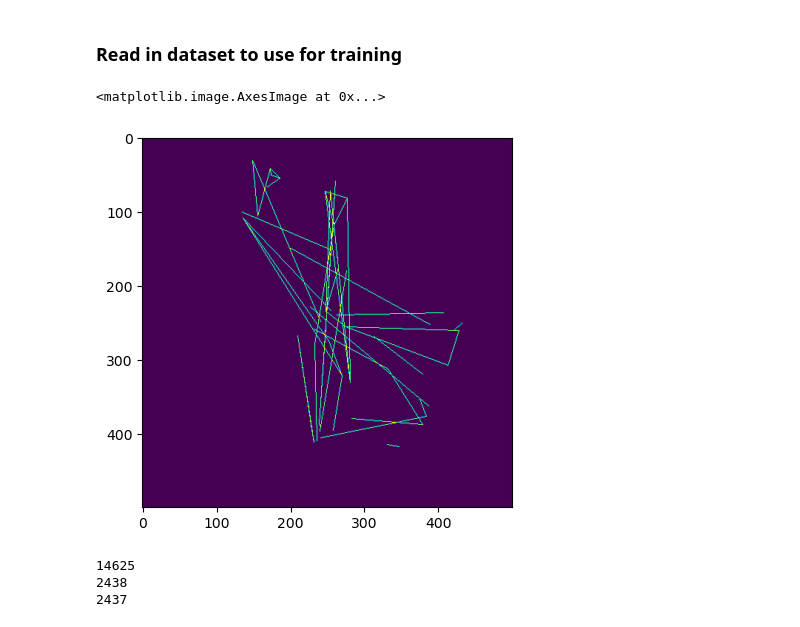
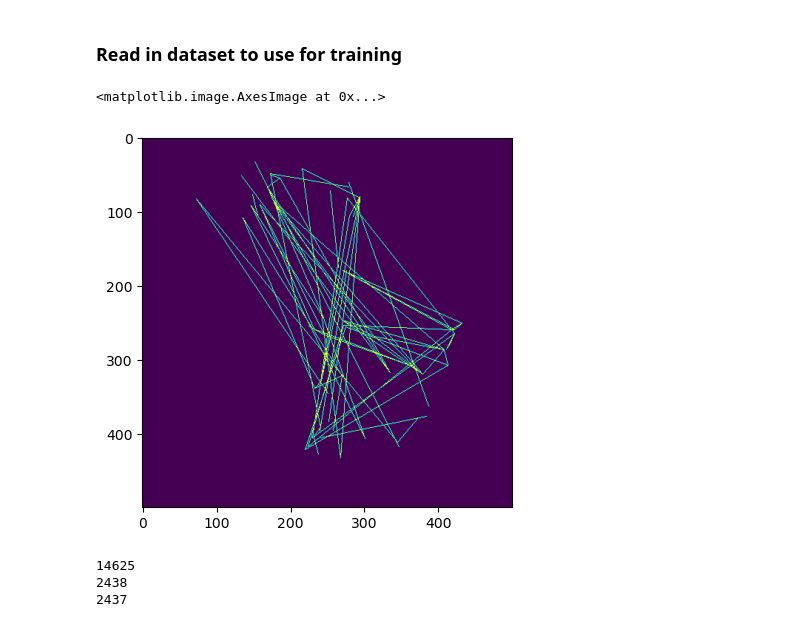
Before and after one commit to giliapatterson/spatial_ckmr, a Jupyter notebook: elephants/network.ipynb, the cells around one changed output. Cells and saved outputs as stored; diff of their text form; code cells hidden in the pictures.

```diff
--- a/elephants/network.ipynb
+++ b/elephants/network.ipynb
@@ -69,7 +70,7 @@ class KinDataset(Dataset):
             spaghetti_pops = read_image(spaghetti_pops_path)
             spaghetti_sibs_path = f'{self.base_folder}/elephant_data_groupsize{group_size}/random_halfsibs_{N}_{n}_{rep}.png'
             spaghetti_sibs = read_image(spaghetti_sibs_path)
-            intensity_map = Image.new("L", (50, 50))
+            intensity_map = read_image("allzero.png")
         input_tensor = torch.cat((spaghetti_pops, spaghetti_sibs, intensity_map), 0).float()
         label = torch.tensor([self.labels['N'].iloc[idx]]).float()
         return input_tensor, label, n, group_size
@@ -77,13 +78,15 @@ class KinDataset(Dataset):
 spatial_labels = pd.read_csv("/sietch_colab/gpatters/ckmr/elephants/spatial_labels.csv")
 random_labels = pd.read_csv("/sietch_colab/gpatters/ckmr/elephants/random_labels.csv")
 kin_dataset = KinDataset("/sietch_colab/gpatters/ckmr/elephants", spatial_labels, spatial_sample = True)
+# %%
+random_data = KinDataset("/sietch_colab/gpatters/ckmr/elephants", random_labels, spatial_sample = False)
 # %%
 plt.imshow(kin_dataset[2][0][0])
-plt.imshow(kin_dataset[2][0][1])
+plt.imshow(random_data[2][0][1])
 #plt.imshow(kin_dataset[2][0][2])
 # %% [output]
 <matplotlib.image.AxesImage at 0x...>
-[figure, old version]
+[figure, new version]
 # %%
 n_total = len(kin_dataset)
 n_train = round(n_total*0.75)
```
Also changed, not shown: parts of 19 cells of this notebook, 1 other file.
